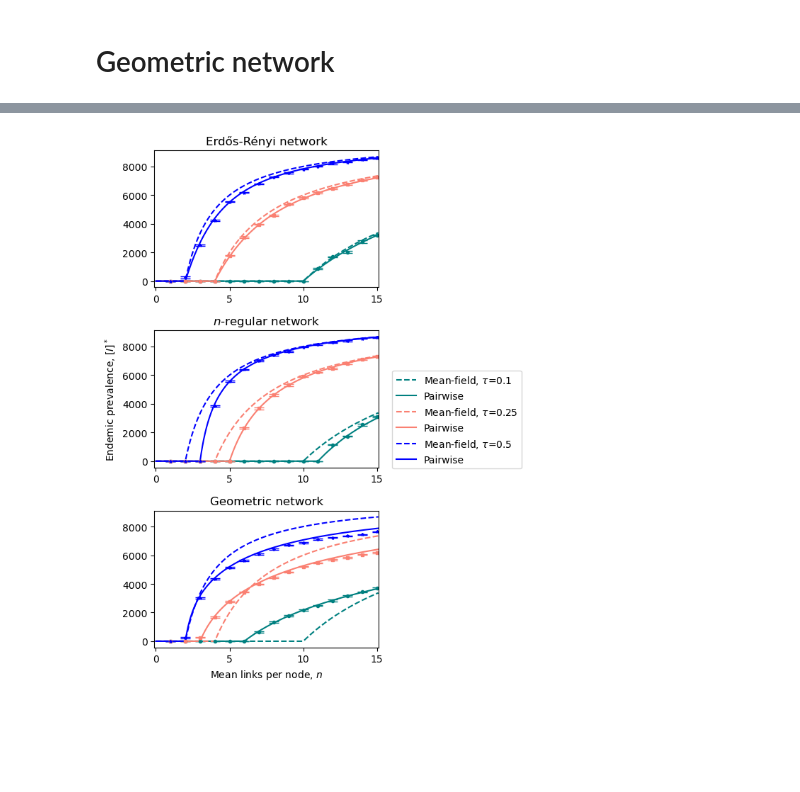
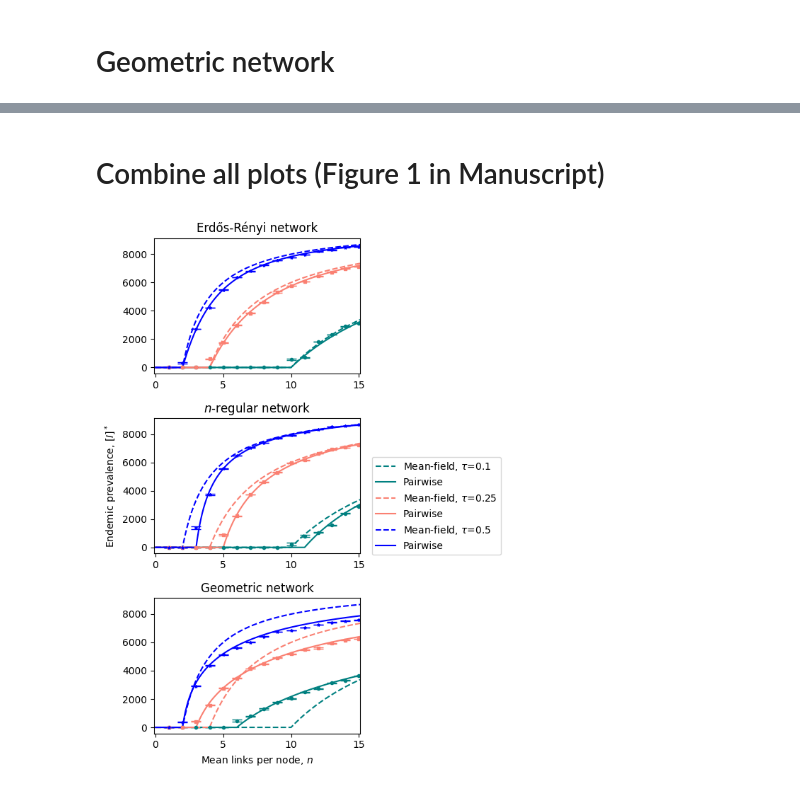
Before and after one commit to thatchai-b/article-trade-off-infs-social-interacts, a Jupyter notebook: Figure_1_meanfield-pairwise-comparison.ipynb, the cells around one changed output, grey strips where cells are left out. Drawn from its saved outputs; the diff is of its cells as text; code cells hidden in the pictures; blank space fills up the shorter version.

```diff
--- a/Figure_1_meanfield-pairwise-comparison.ipynb
+++ b/Figure_1_meanfield-pairwise-comparison.ipynb
@@ -158,7 +66,7 @@ I_ER = []
 
 for tau_index in np.arange(len(tau_arr)):
     for n_index in np.arange(len(nrange_int)):
-        t, S, I = plots_SIS_EoN_dynamics_ER(N, nrange_int[n_index], N_inf_init, tau_arr[tau_index], gamma, Tmax)
+        t, S, I = SIS_EoN_dynamics_ER(N, nrange_int[n_index], N_inf_init, tau_arr[tau_index], gamma, Tmax)
         t, I = t_I_complement(t, I, Tmax)
         axs2_ER[tau_index].plot(t, I, linestyle='dotted', linewidth=1, label=r'$n=$'+str(nrange_int[n_index])+', ER')
         axs2_ER[tau_index].set_title(r'$\tau$='+str(tau_arr[tau_index]) )
@@ -222,7 +134,7 @@ I_nreg = []
 
 for tau_index in np.arange(len(tau_arr)):
     for n_index in np.arange(len(nrange_int)):
-        t, S, I = plots_SIS_EoN_dynamics_nreg(N, nrange_int[n_index], N_inf_init, tau_arr[tau_index], gamma, Tmax)
+        t, S, I = SIS_EoN_dynamics_nreg(N, nrange_int[n_index], N_inf_init, tau_arr[tau_index], gamma, Tmax)
         t, I = t_I_complement(t, I, Tmax)
         axs2_nreg[tau_index].plot(t, I, linestyle='dotted', linewidth=1, label=''+str(nrange_int[n_index])+'-regular' )
         axs2_nreg[tau_index].set_title(r'$\tau$='+str(tau_arr[tau_index]) )
@@ -286,7 +202,7 @@ I_geom = []
 
 for tau_index in np.arange(len(tau_arr)):
     for n_index in np.arange(len(nrange_int)):
-        t, S, I = plots_SIS_EoN_dynamics_geom(N, nrange_int[n_index], N_inf_init, tau_arr[tau_index], gamma, Tmax)
+        t, S, I = SIS_EoN_dynamics_geom(N, nrange_int[n_index], N_inf_init, tau_arr[tau_index], gamma, Tmax)
         t, I = t_I_complement(t, I, Tmax)
         axs2_geom[tau_index].plot(t, I, linestyle='dotted', linewidth=1, label=r'$n=$'+str(nrange_int[n_index])+', geom' )
         axs2_geom[tau_index].set_title(r'$\tau$='+str(tau_arr[tau_index]) )
@@ -315,6 +233,7 @@ for tau_index in np.arange(len(tau_arr)):
 
         dataI_geom = dataI_geom + [list(I_thinning_arr_geom)]
         axs3_geom[tau_index].hist(I_thinning_arr_geom, 20, histtype='step', linestyle='-', lw=1, orientation='horizontal', label=r'Geometric')
+        axs3_geom[tau_index].set_title(r'$\tau$='+str(tau_arr[tau_index]) )
 dataI_geom = np.array(dataI_geom, dtype=object)
 dataI_geom = dataI_geom.reshape(len(tau_arr), len(nrange_int))
 
@@ -340,39 +259,45 @@ for tau_index in np.arange(len(tau_arr)):
+# %% [markdown]
+# Combine all plots (Figure 1 in Manuscript)
 # %%
-fig4, axs4 = plt.subplots(len(tau_arr), 1, figsize=(7, 8), sharey=True)
+fig4, axs4 = plt.subplots(len(tau_arr), 1, figsize=(4, 8), sharey=True)
 axs4[1].set(ylabel=r'Endemic prevalence, $[I]^*$')
 axs4[2].set(xlabel=r'Mean links per node, $n$')
 
 axs4[0].set_title(r'Erdős-Rényi network')
 axs4[1].set_title(r'$n$-regular network')
 axs4[2].set_title(r'Geometric network')
 
 for i in range(3):
     axs4[i].set_xlim(-0.1, maxmeanlink+.1)
     axs4[i].set_xticks(np.arange(0, maxmeanlink+1, 5))
 
 for tau_index in np.arange(len(tau_arr)):
     for n_index in np.arange(len(nrange_int)):
         axs4[0].errorbar(n_index+1, np.mean(dataI_ER[tau_index][n_index]), yerr=np.std(dataI_ER[tau_index][n_index]),
                          color=colour_set[tau_index], fmt=marker_arr[tau_index], linestyle='-', markersize=3, capsize=5)
         axs4[1].errorbar(n_index+1, np.mean(dataI_nreg[tau_index][n_index]), yerr=np.std(dataI_nreg[tau_index][n_index]),
                          color=colour_set[tau_index], fmt=marker_arr[tau_index], linestyle='-', markersize=3, capsize=5)
         axs4[2].errorbar(n_index+1, np.mean(dataI_geom[tau_index][n_index]), yerr=np.std(dataI_geom[tau_index][n_index]),
                          color=colour_set[tau_index], fmt=marker_arr[tau_index], linestyle='-', markersize=3, capsize=5)
 
     Istar_mf = Istar_MF(N, nrange_xaxis*tau_arr[tau_index], gamma)
-    for i in range(3):
-        axs4[i].plot(nrange_xaxis, Istar_mf, colour_set[tau_index], linestyle='--', lw=1.5, label=r'Mean-field, $\tau$='+str(tau_arr[tau_index]))
 
     Istar_pos_ER   = Istar_PW(N, nrange_xaxis, tau_arr[tau_index], gamma, 1)
     Istar_pos_nreg = Istar_PW(N, nrange_xaxis, tau_arr[tau_index], gamma, (nrange_xaxis-1)/nrange_xaxis )
     Istar_pos_geom = Istar_PW(N, nrange_xaxis, tau_arr[tau_index], gamma, 2*(nrange_xaxis-1)/nrange_xaxis )
 
+
+
+    for i in range(3):
+        axs4[i].plot(nrange_xaxis, Istar_mf, colour_set[tau_index], linestyle='--', lw=1.5, label=r'Mean-field, $\tau$='+str(tau_arr[tau_index]))
+
     axs4[0].plot(nrange_xaxis, Istar_pos_ER, colour_set[tau_index], linestyle='-',   label=r'Pairwise')
     axs4[1].plot(nrange_xaxis, Istar_pos_nreg, colour_set[tau_index], linestyle='-', label=r'Pairwise')
     axs4[2].plot(nrange_xaxis, Istar_pos_geom, colour_set[tau_index], linestyle='-', label=r'Pairwise')
 
-axs4[1].legend(ncol=1, bbox_to_anchor=(1.35,0.35), loc='center')
-
+#axs4[1].legend(ncol=1, bbox_to_anchor=(1.35,0.35), loc='center')
+handles, labels = axs4[0].get_legend_handles_labels()
+fig4.legend(handles, labels, ncol=1, bbox_to_anchor=(1.46, 0.48), loc='center right')
 fig4.tight_layout()
 # %% [output]
-[figure, old version]
+[figure, new version]
```
Also changed, not shown: parts of 28 cells of this notebook, 4 other files.
